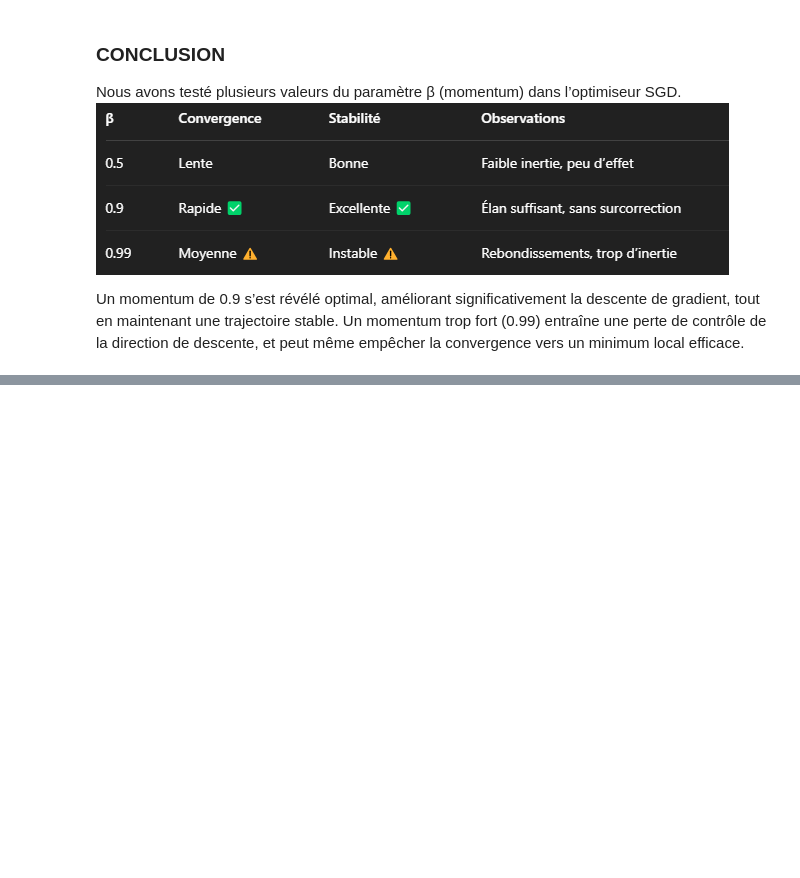
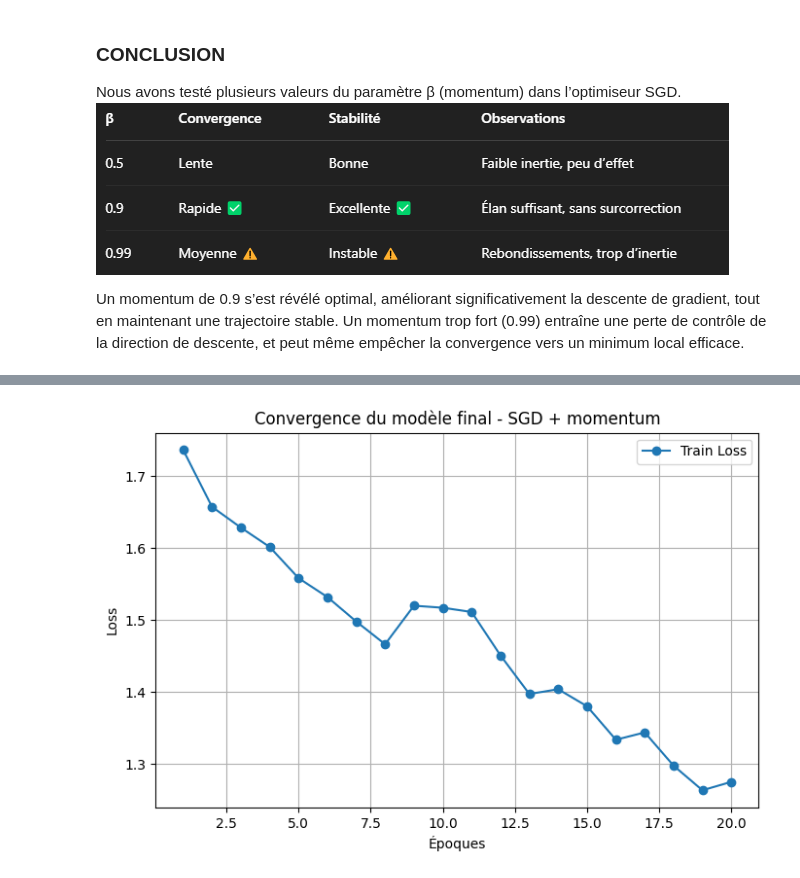
Before and after one commit to aymenn8/facial-expression-model, a Jupyter notebook: main.ipynb, the cells around one changed output, grey strips where cells are left out. Cells and saved outputs as stored; diff of their text form; code cells hidden in the pictures; blank space fills up the shorter version.

```diff
--- a/main.ipynb
+++ b/main.ipynb
@@ -779,0 +790,47 @@ Un momentum trop fort (0.99) entraîne une perte de contrôle de la direction de
+# %%
+import torch
+import torch.nn as nn
+import torch.optim as optim
+import matplotlib.pyplot as plt
+
+# 1. Initialisation
+device = torch.device("cuda" if torch.cuda.is_available() else "cpu")
+
+model = EmotionCNN().to(device)
+criterion = nn.CrossEntropyLoss()
+optimizer = optim.SGD(model.parameters(), lr=0.1, momentum=0.9)  # valeurs optimales
+
+n_epochs = 20
+train_losses = []
+
+# 2. Entraînement
+for epoch in range(n_epochs):
+    model.train()
+    running_loss = 0.0
+
+    for images, labels in train_loader:
+        images, labels = images.to(device), labels.to(device)
+
+        optimizer.zero_grad()
+        outputs = model(images)
+        loss = criterion(outputs, labels)
+        loss.backward()
+        optimizer.step()
+
+        running_loss += loss.item() * images.size(0)
+
+    epoch_loss = running_loss / len(train_loader.dataset)
+    train_losses.append(epoch_loss)
+
+    print(f"[{epoch+1}/{n_epochs}] - Loss: {epoch_loss:.4f}")
+
+# 3. Courbe de perte
+plt.figure(figsize=(8,5))
+plt.plot(range(1, n_epochs+1), train_losses, marker='o', label='Train Loss')
+plt.title("Convergence du modèle final - SGD + momentum")
+plt.xlabel("Époques")
+plt.ylabel("Loss")
+plt.grid(True)
+plt.legend()
+plt.show()
+# %% [output]
@@ -779,0 +857 @@ Un momentum trop fort (0.99) entraîne une perte de contrôle de la direction de
+[figure, added]
```
Also changed, not shown: parts of 12 cells of this notebook.
